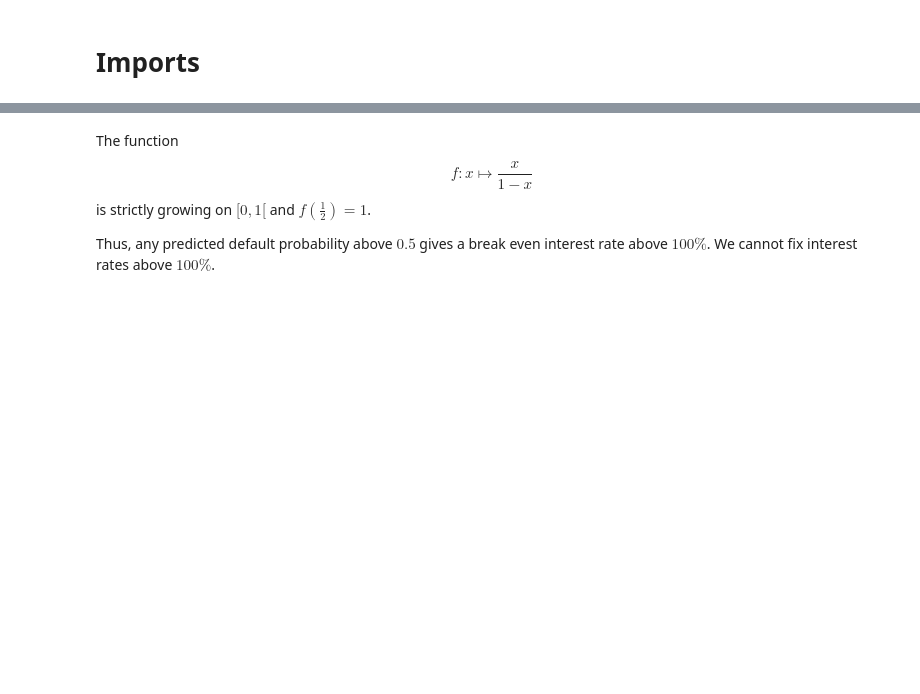
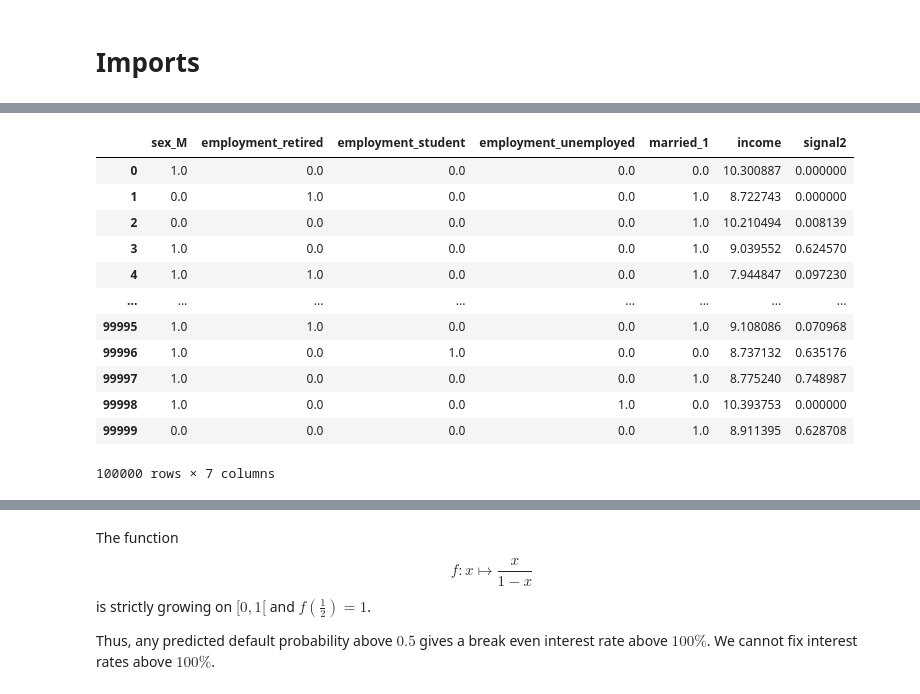
Before and after one commit to auggy-ntn/finance-lending-game, a Jupyter notebook: notebooks/predict_rates.ipynb, the cells around one changed output, grey strips where cells are left out. Cells and saved outputs as stored; diff of their text form; code cells hidden in the pictures; blank space fills up the shorter version.

```diff
--- a/notebooks/predict_rates.ipynb
+++ b/notebooks/predict_rates.ipynb
@@ -12,3 +29,19 @@ scaled_data_to_predict, _ = preprocess_data(data_to_predict)
+# %%
+scaled_data_to_predict
+# %% [output]
+|  | sex_M | employment_retired | employment_student | employment_unemployed | married_1 | income | signal2 |
+| 0 | 1.0 | 0.0 | 0.0 | 0.0 | 0.0 | 10.300887 | 0.000000 |
+| 1 | 0.0 | 1.0 | 0.0 | 0.0 | 1.0 | 8.722743 | 0.000000 |
+| 2 | 0.0 | 0.0 | 0.0 | 0.0 | 1.0 | 10.210494 | 0.008139 |
+| 3 | 1.0 | 0.0 | 0.0 | 0.0 | 1.0 | 9.039552 | 0.624570 |
+| 4 | 1.0 | 1.0 | 0.0 | 0.0 | 1.0 | 7.944847 | 0.097230 |
+| ... | ... | ... | ... | ... | ... | ... | ... |
+| 99995 | 1.0 | 1.0 | 0.0 | 0.0 | 1.0 | 9.108086 | 0.070968 |
+| 99996 | 1.0 | 0.0 | 1.0 | 0.0 | 0.0 | 8.737132 | 0.635176 |
+| 99997 | 1.0 | 0.0 | 0.0 | 0.0 | 1.0 | 8.775240 | 0.748987 |
+| 99998 | 1.0 | 0.0 | 0.0 | 1.0 | 0.0 | 10.393753 | 0.000000 |
+| 99999 | 0.0 | 0.0 | 0.0 | 0.0 | 1.0 | 8.911395 | 0.628708 |
+100000 rows × 7 columns
 # %%
 # Make predictions
 model_name = "random_forest"  # Change as needed
```
Also changed, not shown: parts of 13 cells of this notebook, 1 other file.
